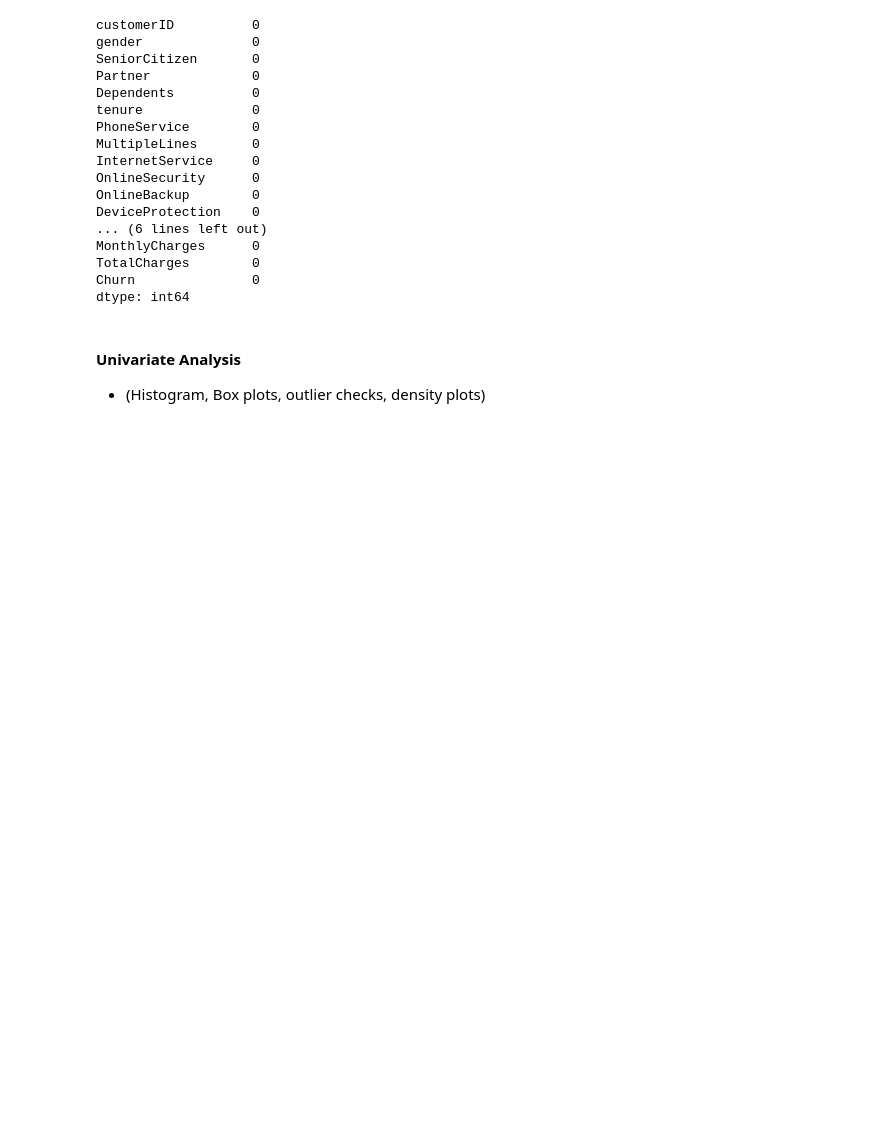
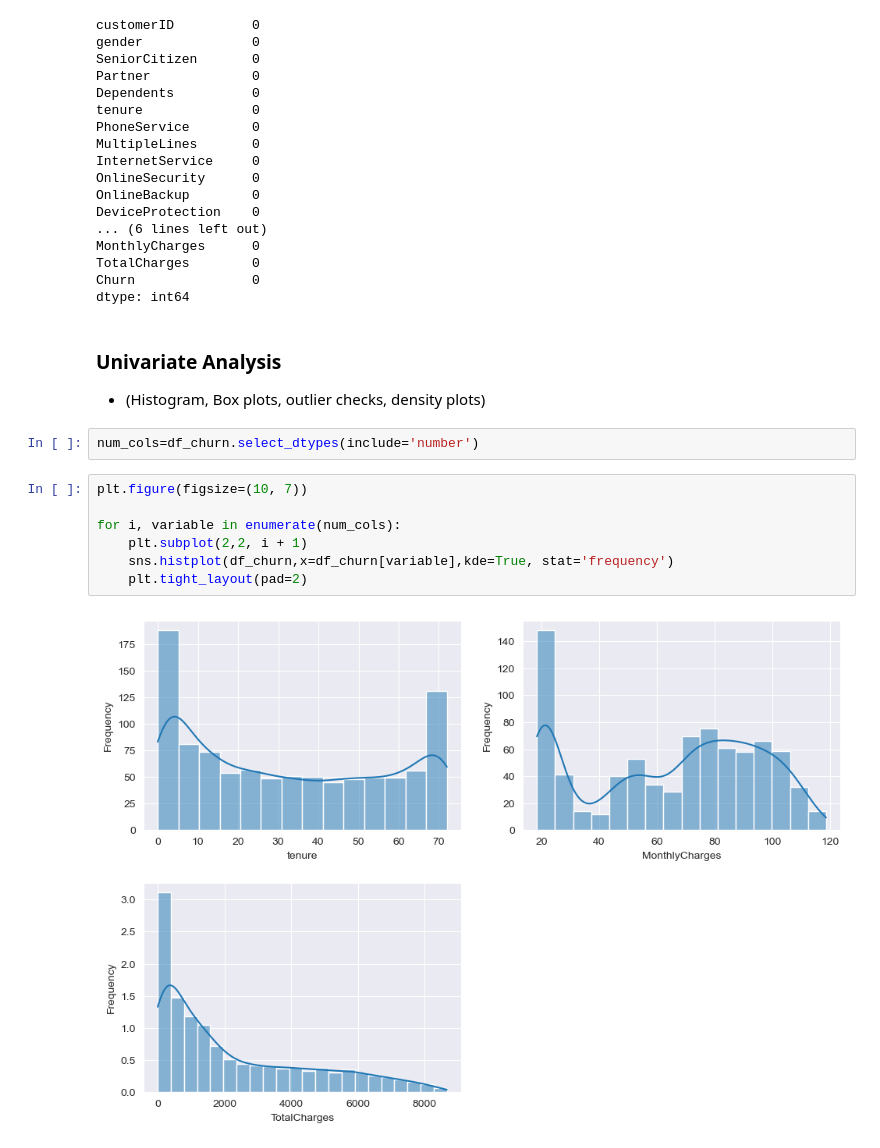
Before and after one commit to damzking/telco_churn-, a Jupyter notebook: LP2_telco_churn.ipynb, the cells around one changed output. Drawn from its saved outputs; the diff is of its cells as text; blank space fills up the shorter version.

Commit message:
Univariate done

```diff
--- a/LP2_telco_churn.ipynb
+++ b/LP2_telco_churn.ipynb
@@ -649,6 +652,17 @@ TotalCharges        0
 Churn               0
 dtype: int64
 # %% [markdown]
-#### Univariate Analysis
+### Univariate Analysis
 
 - (Histogram, Box plots, outlier checks, density plots)
+# %%
+num_cols=df_churn.select_dtypes(include='number')
+# %%
+plt.figure(figsize=(10, 7))
+
+for i, variable in enumerate(num_cols):
+    plt.subplot(2,2, i + 1)
+    sns.histplot(df_churn,x=df_churn[variable],kde=True, stat='frequency')
+    plt.tight_layout(pad=2)
+# %% [output]
+[figure, added]
```
Also changed, not shown: parts of 24 cells of this notebook.
